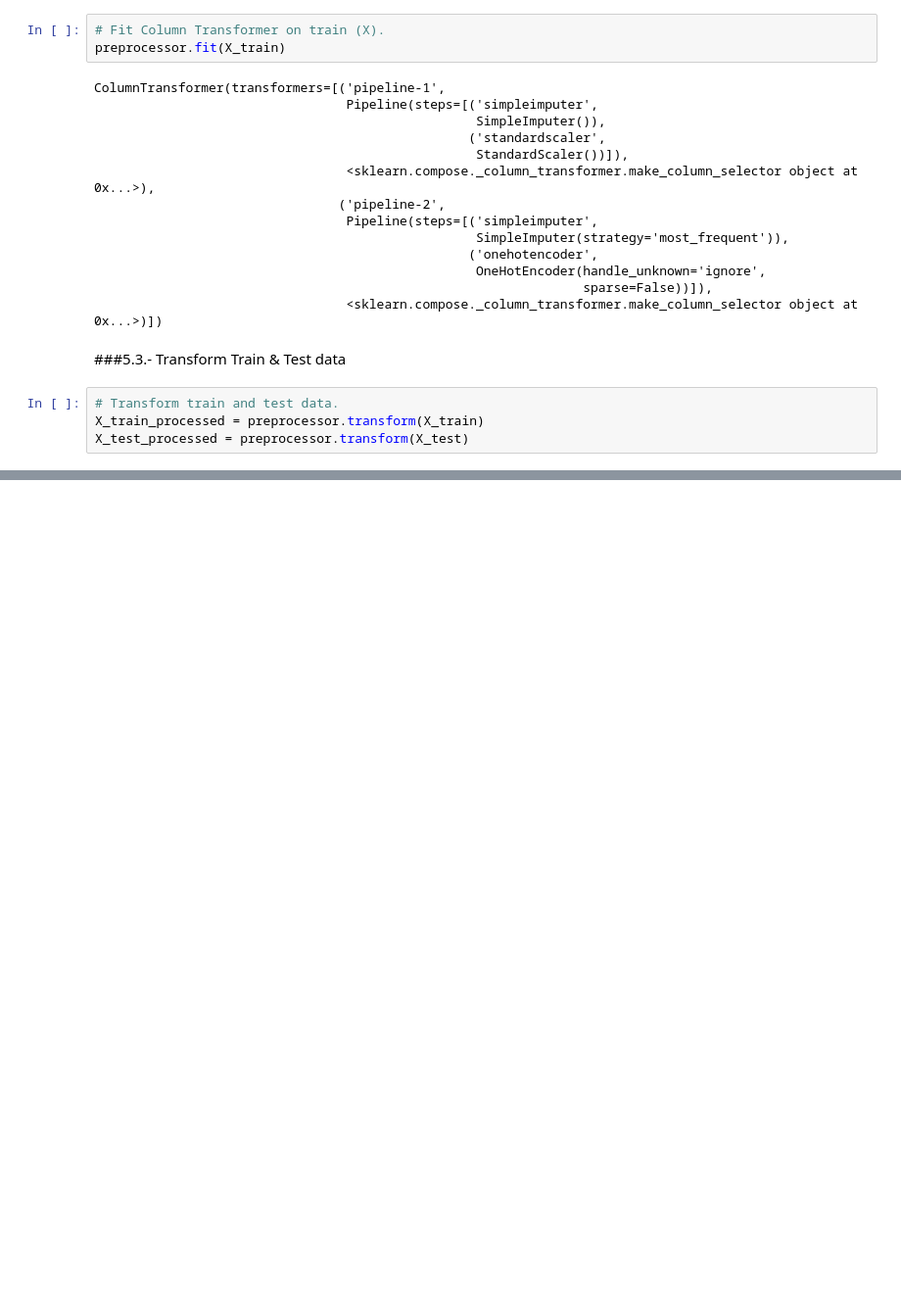
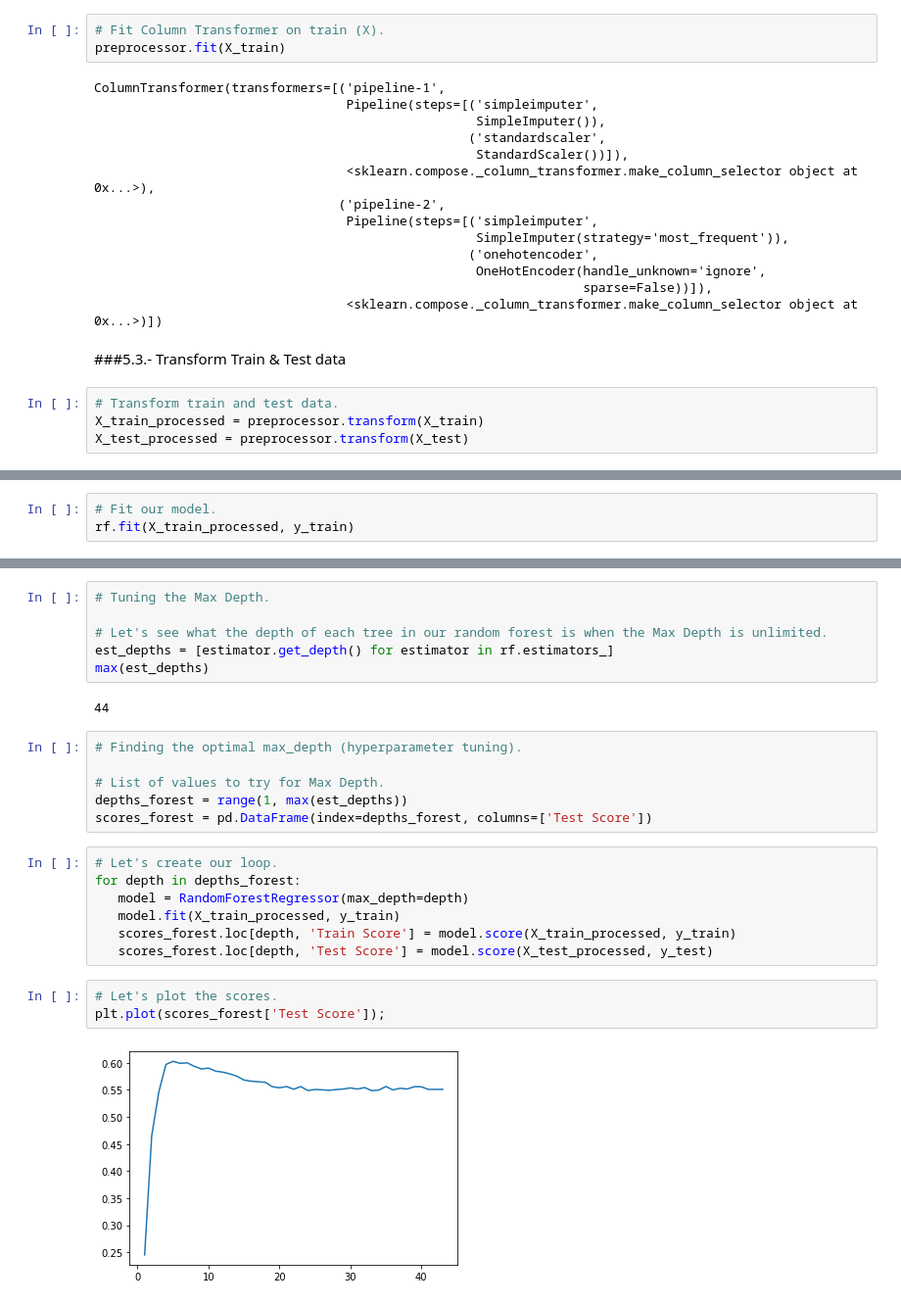
Before and after one commit to edleafvirtual/Project-1.-Big_Mart_Sales_Prediction, a Jupyter notebook: sales_prediction2023_(ML).ipynb, the cells around one changed output, grey strips where cells are left out. Shown: that part at 98% size. Drawn from its saved outputs; the diff is of its cells as text; blank space fills up the shorter version.

```diff
--- a/sales_prediction2023_(ML).ipynb
+++ b/sales_prediction2023_(ML).ipynb
@@ -1460,0 +510,3 @@ plot_dist(viz_df);
+# %%
+# Fit our model.
+rf.fit(X_train_processed, y_train)
@@ -1460,0 +580,26 @@ plot_dist(viz_df);
+# %%
+# Tuning the Max Depth.
+
+# Let's see what the depth of each tree in our random forest is when the Max Depth is unlimited.
+est_depths = [estimator.get_depth() for estimator in rf.estimators_]
+max(est_depths)
+# %% [output]
+44
+# %%
+# Finding the optimal max_depth (hyperparameter tuning).
+
+# List of values to try for Max Depth.
+depths_forest = range(1, max(est_depths))
+scores_forest = pd.DataFrame(index=depths_forest, columns=['Test Score'])
+# %%
+# Let's create our loop.
+for depth in depths_forest:
+   model = RandomForestRegressor(max_depth=depth)
+   model.fit(X_train_processed, y_train)
+   scores_forest.loc[depth, 'Train Score'] = model.score(X_train_processed, y_train)
+   scores_forest.loc[depth, 'Test Score'] = model.score(X_test_processed, y_test)
+# %%
+# Let's plot the scores.
+plt.plot(scores_forest['Test Score']);
+# %% [output]
+[figure, added]
```
Also changed, not shown: parts of 155 cells of this notebook.
